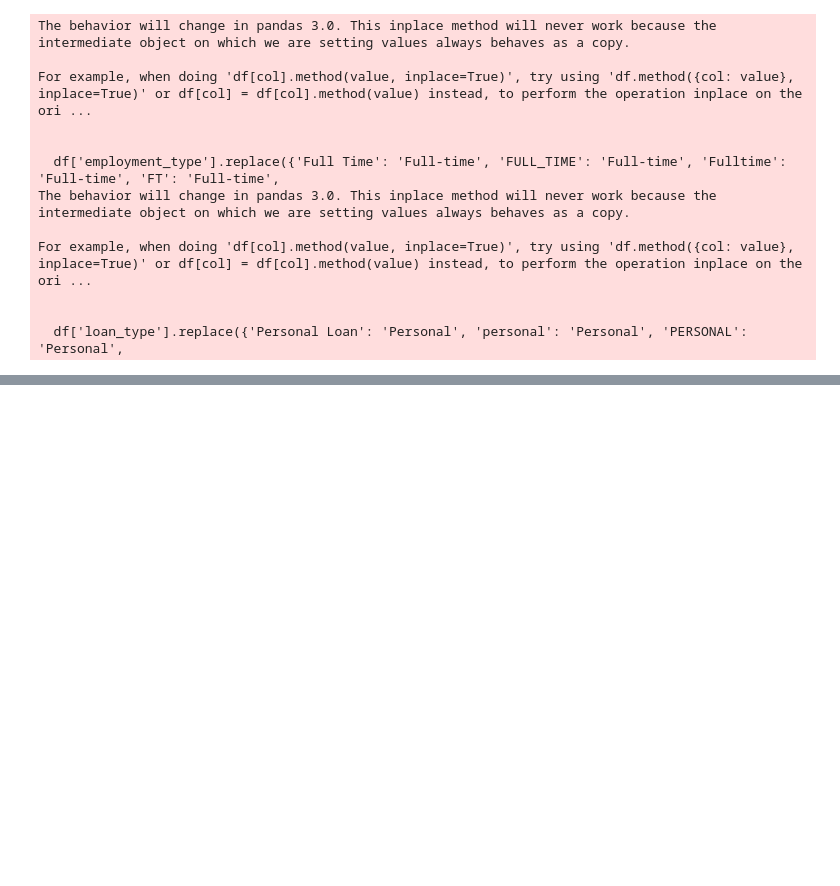
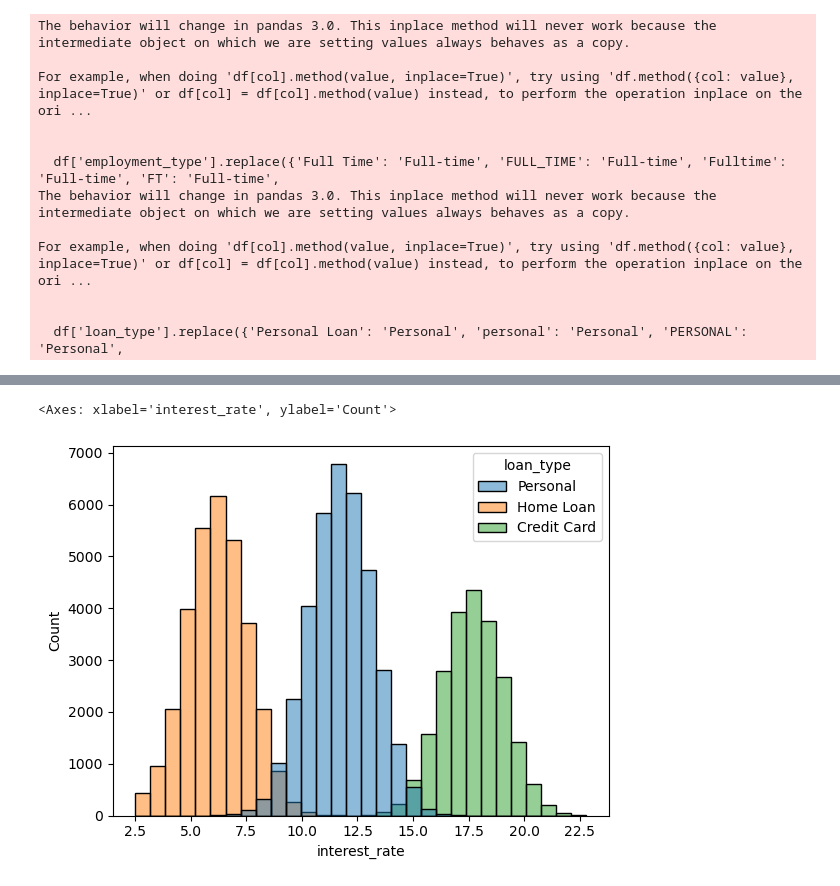
Before and after one commit to khazratoff/cbu-coding-challenge, a Jupyter notebook: notebooks/feature_selection.ipynb, the cells around one changed output, grey strips where cells are left out. Saved outputs shown, nothing was run; the diff lists cells and outputs as text; code cells hidden in the pictures; blank space fills up the shorter version.

```diff
--- a/notebooks/feature_selection.ipynb
+++ b/notebooks/feature_selection.ipynb
@@ -62,0 +206,7 @@ df.drop(columns=['customer_id', 'application_id', 'random_noise_1'])
+# %%
+df.replace({'Mortgage': 'Home Loan'}, inplace=True)
+# %%
+sns.histplot(data=df, x='interest_rate', bins=30, hue='loan_type')
+# %% [output]
+<Axes: xlabel='interest_rate', ylabel='Count'>
+[figure, added]
```
Also changed, not shown: parts of 19 cells of this notebook.
